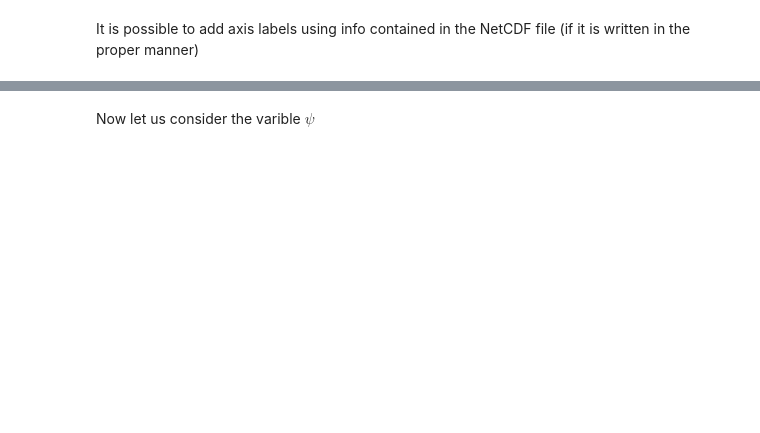
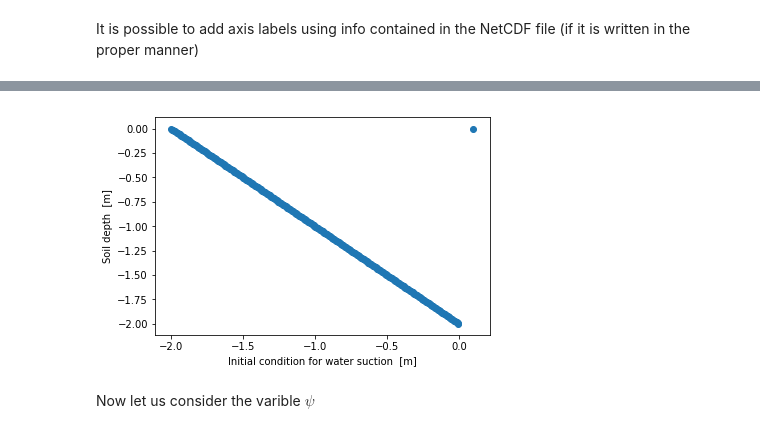
Before and after one commit to GEOframeOMSProjects/OMS_Project_Richards1D, a Jupyter notebook: Jupyter_Notebook/How_to_Read_NetCDF.ipynb, the cells around one changed output, grey strips where cells are left out. Saved outputs shown, nothing was run; the diff lists cells and outputs as text; code cells hidden in the pictures; blank space fills up the shorter version.

```diff
--- a/Jupyter_Notebook/How_to_Read_NetCDF.ipynb
+++ b/Jupyter_Notebook/How_to_Read_NetCDF.ipynb
@@ -134,3 +128,10 @@ plt.show()
+# %%
+plt.scatter(ic[:],depth[:])
+plt.xlabel(ncfile.variables['psiIC'].long_name + '  [' +ncfile.variables['psiIC'].units +']')
+plt.ylabel(ncfile.variables['depth'].long_name + '  [' +ncfile.variables['depth'].units +']')
+plt.show()
+# %% [output]
+[figure, added]
 # %% [markdown]
 Now let us consider the varible $\psi$
 # %%
```
Also changed, not shown: parts of 10 cells of this notebook, 3 other files.
